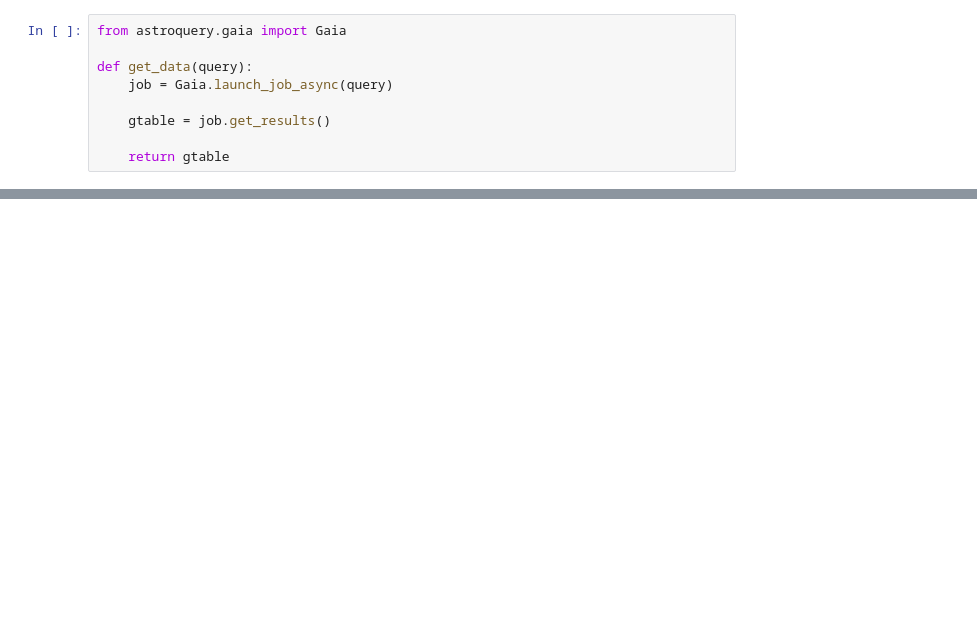
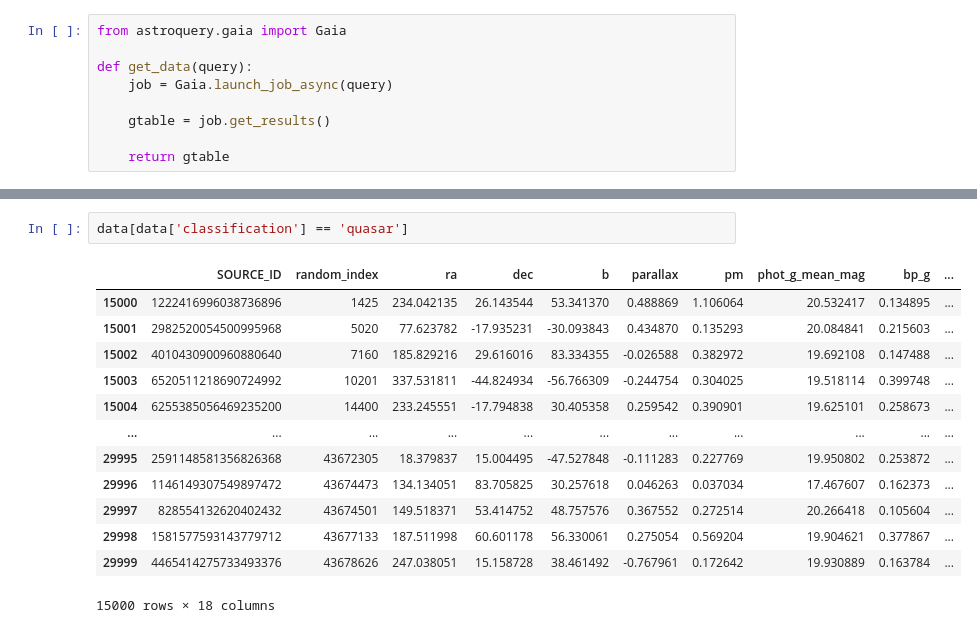
Before and after one commit to anacecilialr1/ML-Repository, a Jupyter notebook: query.ipynb, the cells around one changed output, grey strips where cells are left out. Drawn from its saved outputs; the diff is of its cells as text; blank space fills up the shorter version.

```diff
--- a/query.ipynb
+++ b/query.ipynb
@@ -73,0 +94,16 @@ data = vstack([get_data(query_galaxy), get_data(query_quasar), get_data(query_st
+# %%
+data[data['classification'] == 'quasar']
+# %% [output]
+|  | SOURCE_ID | random_index | ra | dec | b | parallax | pm | phot_g_mean_mag | bp_g | ... |
+| 15000 | 1222416996038736896 | 1425 | 234.042135 | 26.143544 | 53.341370 | 0.488869 | 1.106064 | 20.532417 | 0.134895 | ... |
+| 15001 | 2982520054500995968 | 5020 | 77.623782 | -17.935231 | -30.093843 | 0.434870 | 0.135293 | 20.084841 | 0.215603 | ... |
+| 15002 | 4010430900960880640 | 7160 | 185.829216 | 29.616016 | 83.334355 | -0.026588 | 0.382972 | 19.692108 | 0.147488 | ... |
+| 15003 | 6520511218690724992 | 10201 | 337.531811 | -44.824934 | -56.766309 | -0.244754 | 0.304025 | 19.518114 | 0.399748 | ... |
+| 15004 | 6255385056469235200 | 14400 | 233.245551 | -17.794838 | 30.405358 | 0.259542 | 0.390901 | 19.625101 | 0.258673 | ... |
+| ... | ... | ... | ... | ... | ... | ... | ... | ... | ... | ... |
+| 29995 | 2591148581356826368 | 43672305 | 18.379837 | 15.004495 | -47.527848 | -0.111283 | 0.227769 | 19.950802 | 0.253872 | ... |
+| 29996 | 1146149307549897472 | 43674473 | 134.134051 | 83.705825 | 30.257618 | 0.046263 | 0.037034 | 17.467607 | 0.162373 | ... |
+| 29997 | 828554132620402432 | 43674501 | 149.518371 | 53.414752 | 48.757576 | 0.367552 | 0.272514 | 20.266418 | 0.105604 | ... |
+| 29998 | 1581577593143779712 | 43677133 | 187.511998 | 60.601178 | 56.330061 | 0.275054 | 0.569204 | 19.904621 | 0.377867 | ... |
+| 29999 | 4465414275733493376 | 43678626 | 247.038051 | 15.158728 | 38.461492 | -0.767961 | 0.172642 | 19.930889 | 0.163784 | ... |
+15000 rows × 18 columns
```
Also changed, not shown: parts of 14 cells of this notebook.
